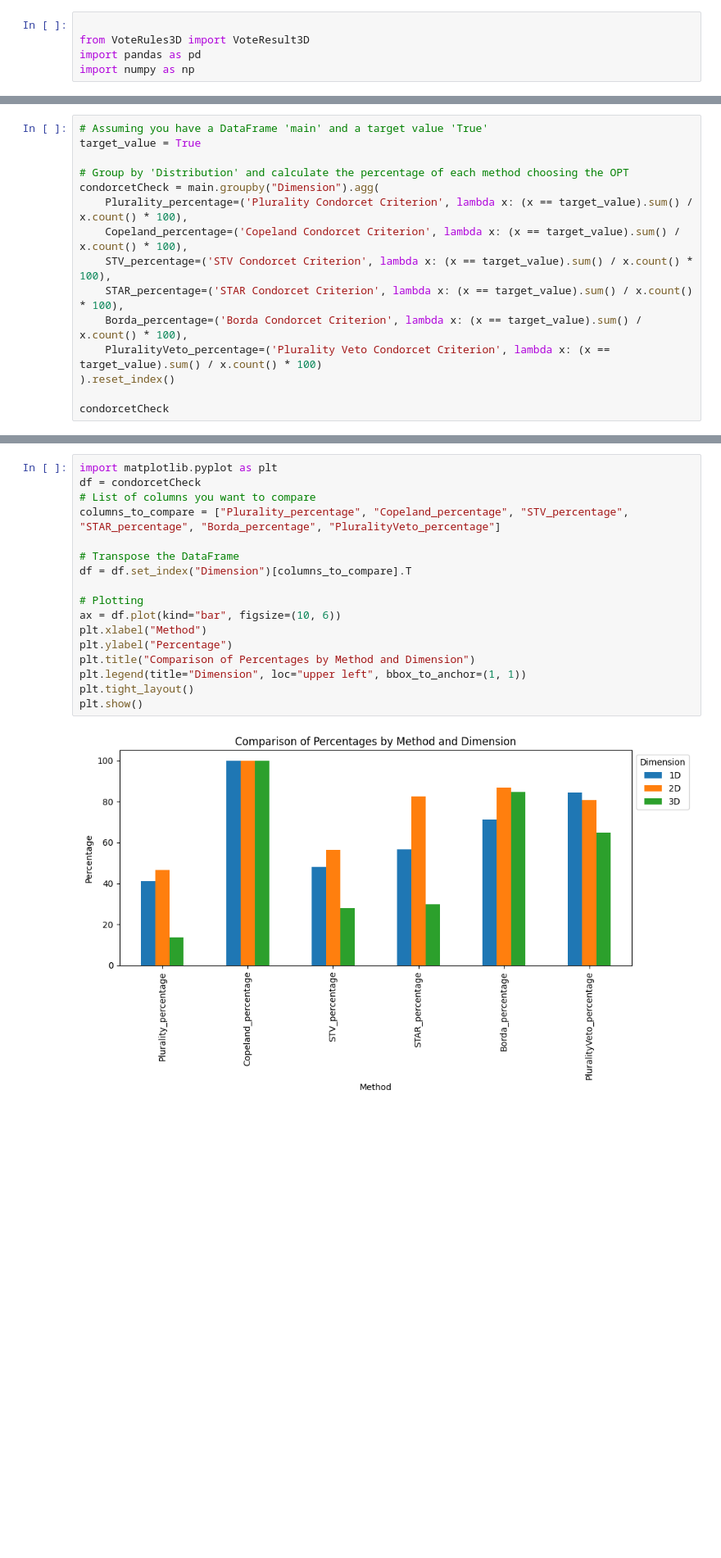
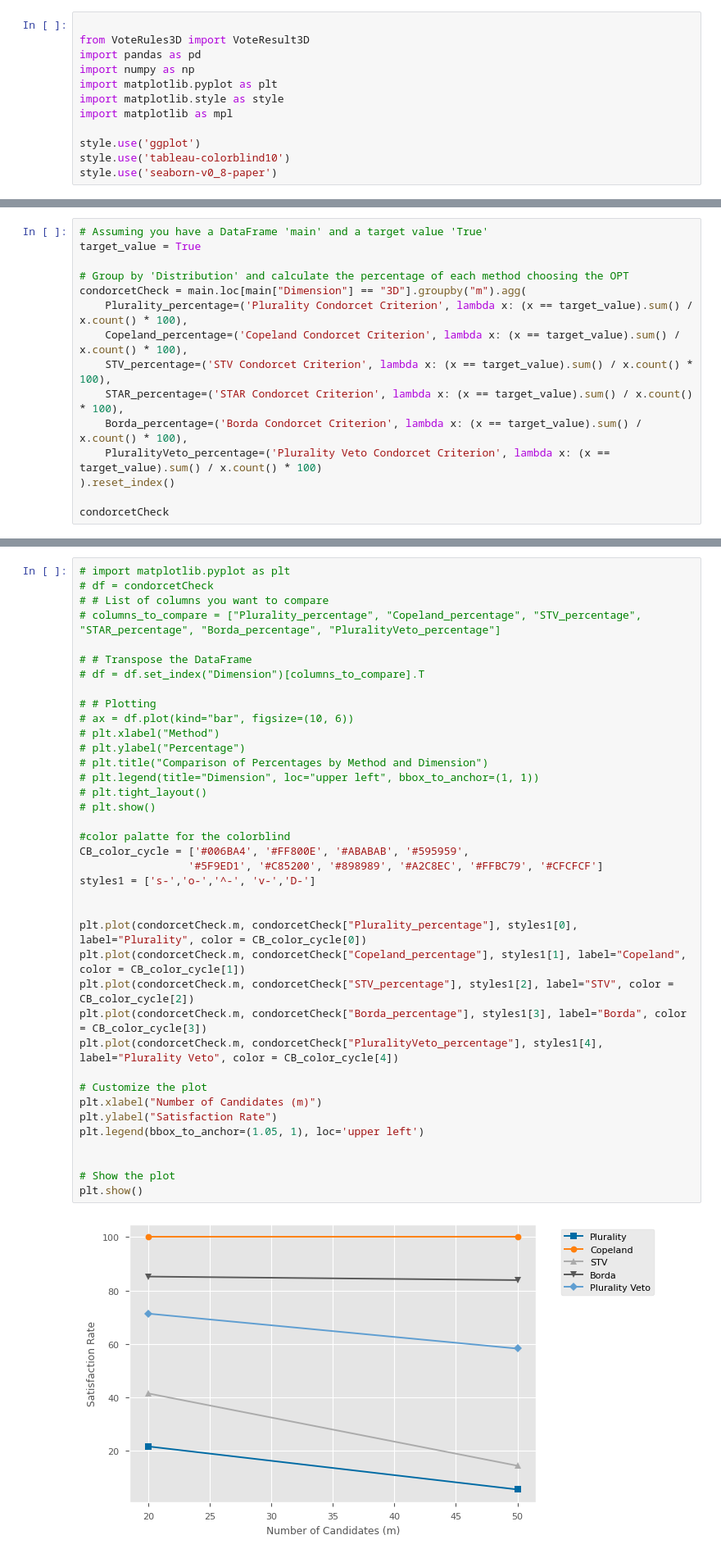
Before and after one commit to nguyetmle/voting-distortion, a Jupyter notebook: Condorcet Check.ipynb, the cells around one changed output, grey strips where cells are left out. Shown at 82% size. Cells and saved outputs as stored; diff of their text form; blank space fills up the shorter version.

```diff
--- a/Condorcet Check.ipynb
+++ b/Condorcet Check.ipynb
@@ -5,6 +5,13 @@
 from VoteRules3D import VoteResult3D
 import pandas as pd
 import numpy as np
+import matplotlib.pyplot as plt
+import matplotlib.style as style
+import matplotlib as mpl
+
+style.use('ggplot')
+style.use('tableau-colorblind10')
+style.use('seaborn-v0_8-paper')
 # %%
 
 def simulate(numTest,n,m,dimension):
@@ -76,7 +83,7 @@ main.tail(10)
 target_value = True
 
 # Group by 'Distribution' and calculate the percentage of each method choosing the OPT
-condorcetCheck = main.groupby("Dimension").agg(
+condorcetCheck = main.loc[main["Dimension"] == "3D"].groupby("m").agg(
     Plurality_percentage=('Plurality Condorcet Criterion', lambda x: (x == target_value).sum() / x.count() * 100),
     Copeland_percentage=('Copeland Condorcet Criterion', lambda x: (x == target_value).sum() / x.count() * 100),
     STV_percentage=('STV Condorcet Criterion', lambda x: (x == target_value).sum() / x.count() * 100),
@@ -94,19 +100,40 @@ condorcetCheck
 # %%
-import matplotlib.pyplot as plt
-df = condorcetCheck
-# List of columns you want to compare
-columns_to_compare = ["Plurality_percentage", "Copeland_percentage", "STV_percentage", "STAR_percentage", "Borda_percentage", "PluralityVeto_percentage"]
+# import matplotlib.pyplot as plt
+# df = condorcetCheck
+# # List of columns you want to compare
+# columns_to_compare = ["Plurality_percentage", "Copeland_percentage", "STV_percentage", "STAR_percentage", "Borda_percentage", "PluralityVeto_percentage"]
 
-# Transpose the DataFrame
-df = df.set_index("Dimension")[columns_to_compare].T
+# # Transpose the DataFrame
+# df = df.set_index("Dimension")[columns_to_compare].T
 
-# Plotting
-ax = df.plot(kind="bar", figsize=(10, 6))
-plt.xlabel("Method")
-plt.ylabel("Percentage")
-plt.title("Comparison of Percentages by Method and Dimension")
-plt.legend(title="Dimension", loc="upper left", bbox_to_anchor=(1, 1))
-plt.tight_layout()
+# # Plotting
+# ax = df.plot(kind="bar", figsize=(10, 6))
+# plt.xlabel("Method")
+# plt.ylabel("Percentage")
+# plt.title("Comparison of Percentages by Method and Dimension")
+# plt.legend(title="Dimension", loc="upper left", bbox_to_anchor=(1, 1))
+# plt.tight_layout()
+# plt.show()
+
+#color palatte for the colorblind
+CB_color_cycle = ['#006BA4', '#FF800E', '#ABABAB', '#595959',
+                 '#5F9ED1', '#C85200', '#898989', '#A2C8EC', '#FFBC79', '#CFCFCF']
+styles1 = ['s-','o-','^-', 'v-','D-']
+
+
+plt.plot(condorcetCheck.m, condorcetCheck["Plurality_percentage"], styles1[0], label="Plurality", color = CB_color_cycle[0])
+plt.plot(condorcetCheck.m, condorcetCheck["Copeland_percentage"], styles1[1], label="Copeland",  color = CB_color_cycle[1])
+plt.plot(condorcetCheck.m, condorcetCheck["STV_percentage"], styles1[2], label="STV", color = CB_color_cycle[2])
+plt.plot(condorcetCheck.m, condorcetCheck["Borda_percentage"], styles1[3], label="Borda", color = CB_color_cycle[3])
+plt.plot(condorcetCheck.m, condorcetCheck["PluralityVeto_percentage"], styles1[4], label="Plurality Veto", color = CB_color_cycle[4])
+
+# Customize the plot
+plt.xlabel("Number of Candidates (m)")
+plt.ylabel("Satisfaction Rate")
+plt.legend(bbox_to_anchor=(1.05, 1), loc='upper left')
+
+
+# Show the plot
 plt.show()
 # %% [output]
-[figure, old version]
+[figure, new version]
```
Also changed, not shown: parts of 2 cells of this notebook, 12 other files.
